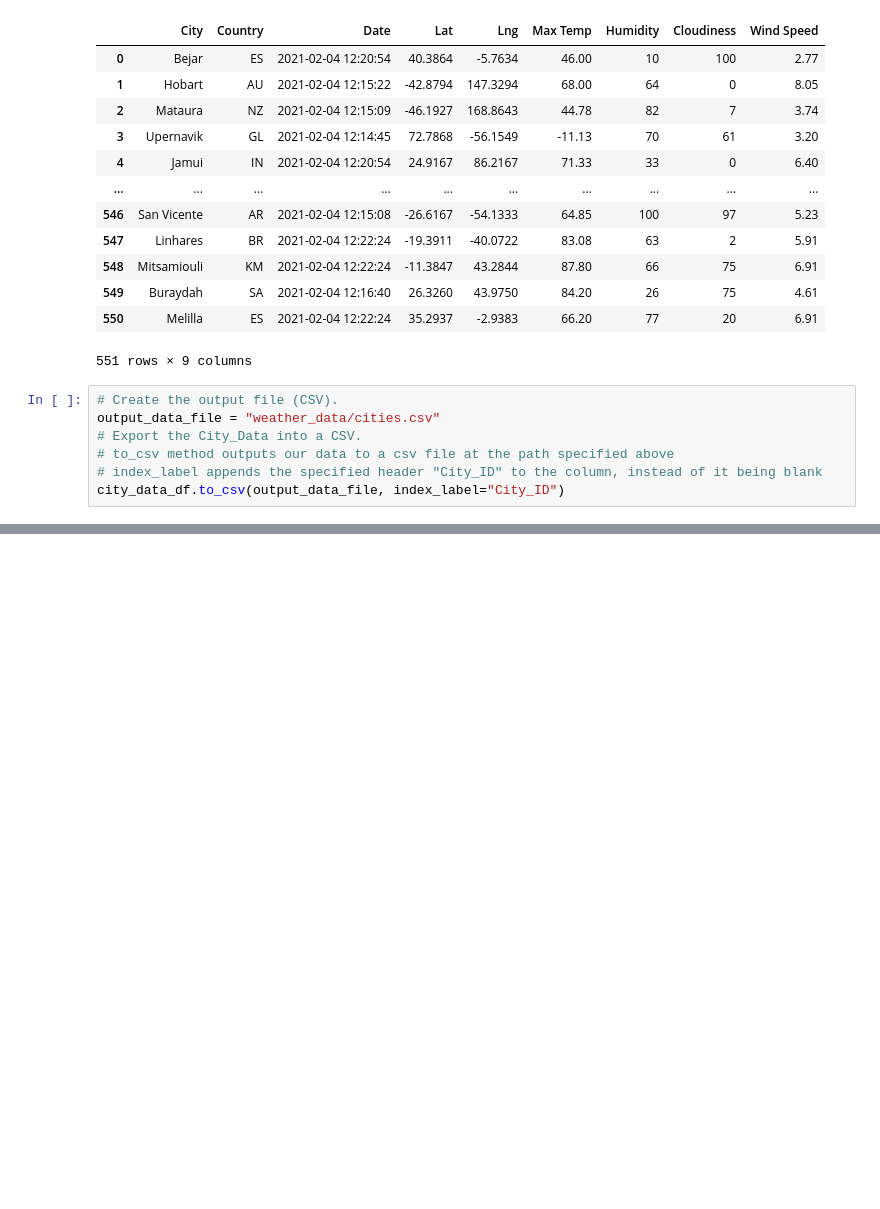
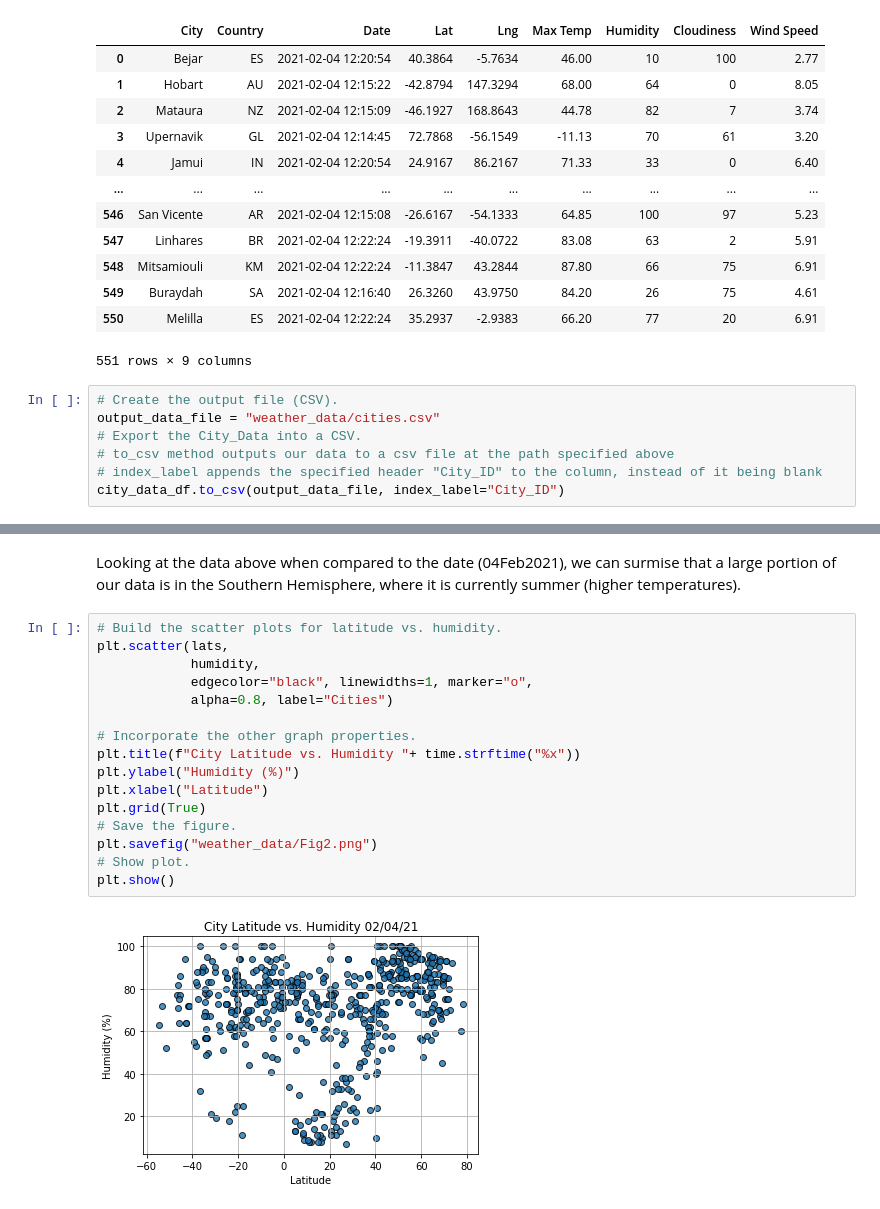
Before and after one commit to svmanohar/world_weather_analysis, a Jupyter notebook: WeatherPy.ipynb, the cells around one changed output, grey strips where cells are left out. Drawn from its saved outputs; the diff is of its cells as text; blank space fills up the shorter version.

```diff
--- a/WeatherPy.ipynb
+++ b/WeatherPy.ipynb
@@ -239,0 +272,20 @@ city_data_df.to_csv(output_data_file, index_label="City_ID")
+# %% [markdown]
+Looking at the data above when compared to the date (04Feb2021), we can surmise that a large portion of our data is in the Southern Hemisphere, where it is currently summer (higher temperatures).
+# %%
+# Build the scatter plots for latitude vs. humidity.
+plt.scatter(lats,
+            humidity,
+            edgecolor="black", linewidths=1, marker="o",
+            alpha=0.8, label="Cities")
+
+# Incorporate the other graph properties.
+plt.title(f"City Latitude vs. Humidity "+ time.strftime("%x"))
+plt.ylabel("Humidity (%)")
+plt.xlabel("Latitude")
+plt.grid(True)
+# Save the figure.
+plt.savefig("weather_data/Fig2.png")
+# Show plot.
+plt.show()
+# %% [output]
+[figure, added]
```
Also changed, not shown: parts of 5 cells of this notebook, 4 other files.
